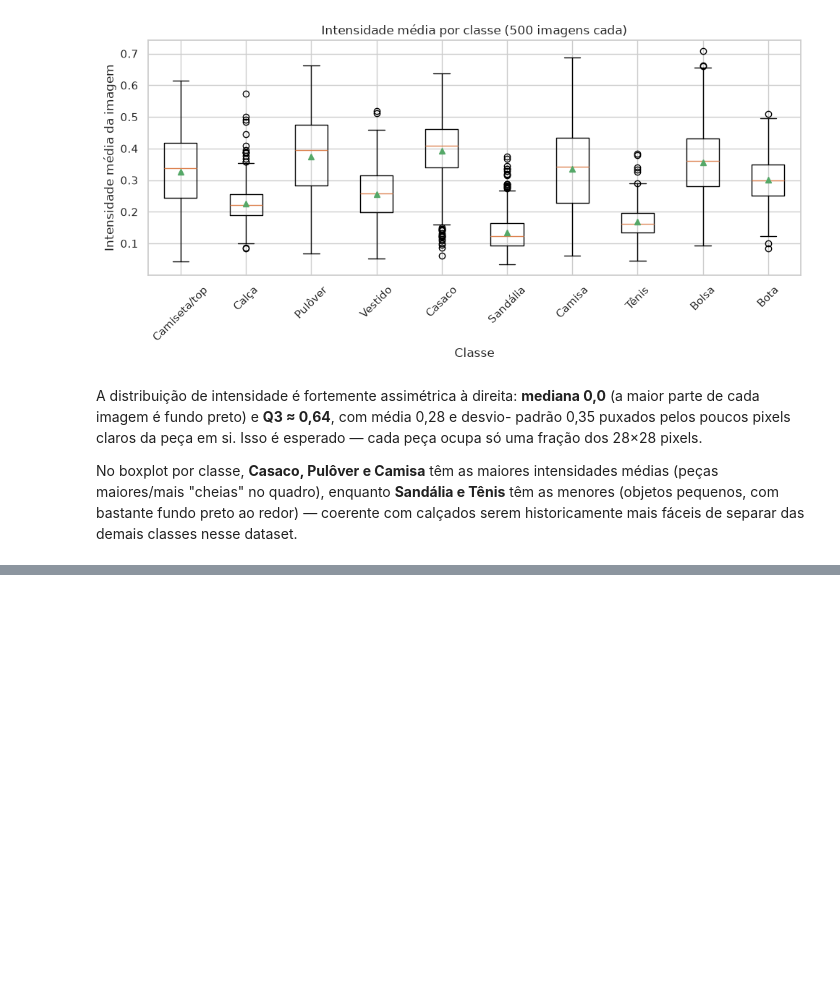
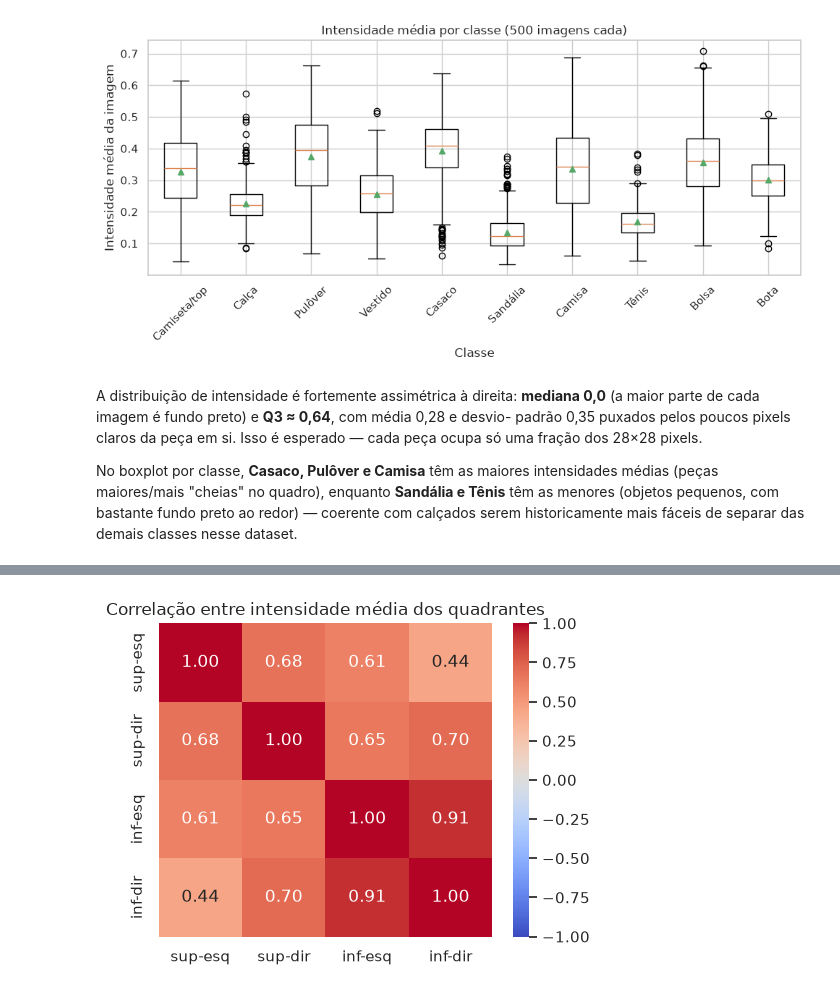
Before and after one commit to 4rth-g/fashion-mnist-fundamentos-ia, a Jupyter notebook: notebooks/01_eda.ipynb, the cells around one changed output, grey strips where cells are left out. Cells and saved outputs as stored; diff of their text form; code cells hidden in the pictures; blank space fills up the shorter version.

```diff
--- a/notebooks/01_eda.ipynb
+++ b/notebooks/01_eda.ipynb
@@ -249,0 +259,26 @@ historicamente mais fáceis de separar das demais classes nesse dataset.
+# %%
+# Intensidade média de cada quadrante (14x14) para uma amostra de imagens.
+n_corr_sample = 3000
+rng = np.random.default_rng(42)
+corr_idxs = rng.choice(len(train_full), size=n_corr_sample, replace=False)
+imgs_corr = np.stack([train_full[i][0].numpy().squeeze() for i in corr_idxs])
+
+quadrants = {
+    "sup-esq": imgs_corr[:, :14, :14].mean(axis=(1, 2)),
+    "sup-dir": imgs_corr[:, :14, 14:].mean(axis=(1, 2)),
+    "inf-esq": imgs_corr[:, 14:, :14].mean(axis=(1, 2)),
+    "inf-dir": imgs_corr[:, 14:, 14:].mean(axis=(1, 2)),
+}
+quad_names = list(quadrants.keys())
+quad_matrix = np.stack([quadrants[k] for k in quad_names])
+corr = np.corrcoef(quad_matrix)
+
+fig, ax = plt.subplots(figsize=(5, 4))
+sns.heatmap(corr, annot=True, fmt=".2f", xticklabels=quad_names,
+            yticklabels=quad_names, cmap="coolwarm", vmin=-1, vmax=1, ax=ax)
+ax.set_title("Correlação entre intensidade média dos quadrantes")
+plt.tight_layout()
+plt.savefig(FIGURES_DIR / "eda_correlacao_quadrantes.png", dpi=120)
+plt.show()
+# %% [output]
+[figure, added]
```
Also changed, not shown: parts of 9 cells of this notebook, 5 other files.
